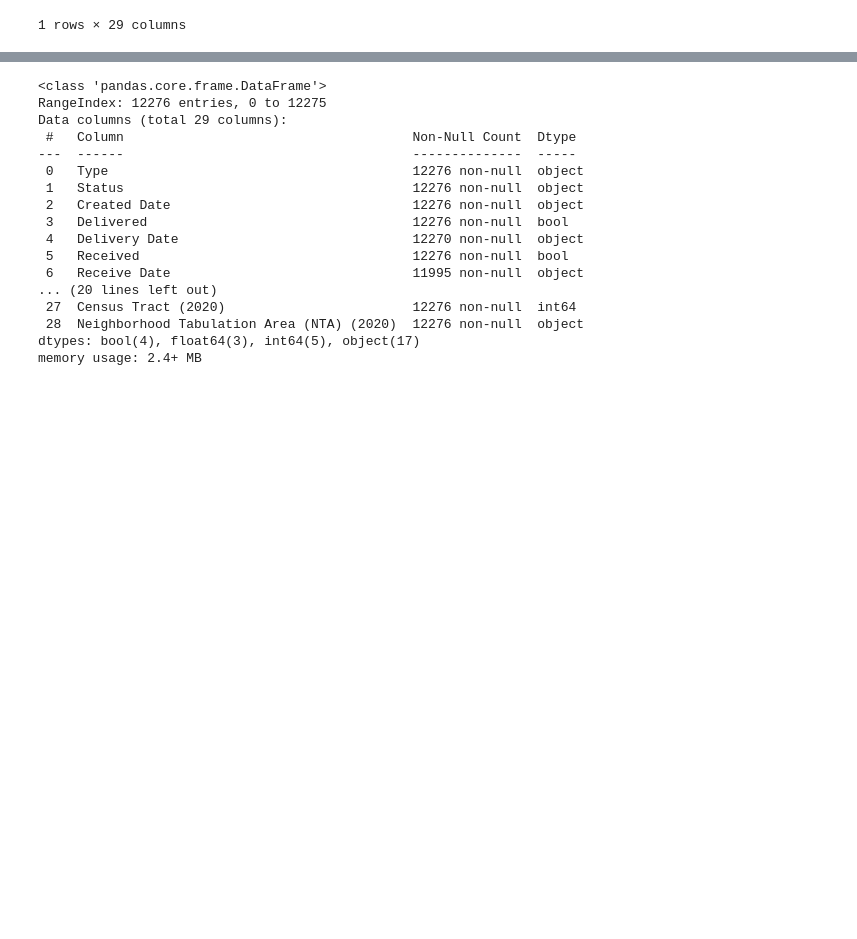
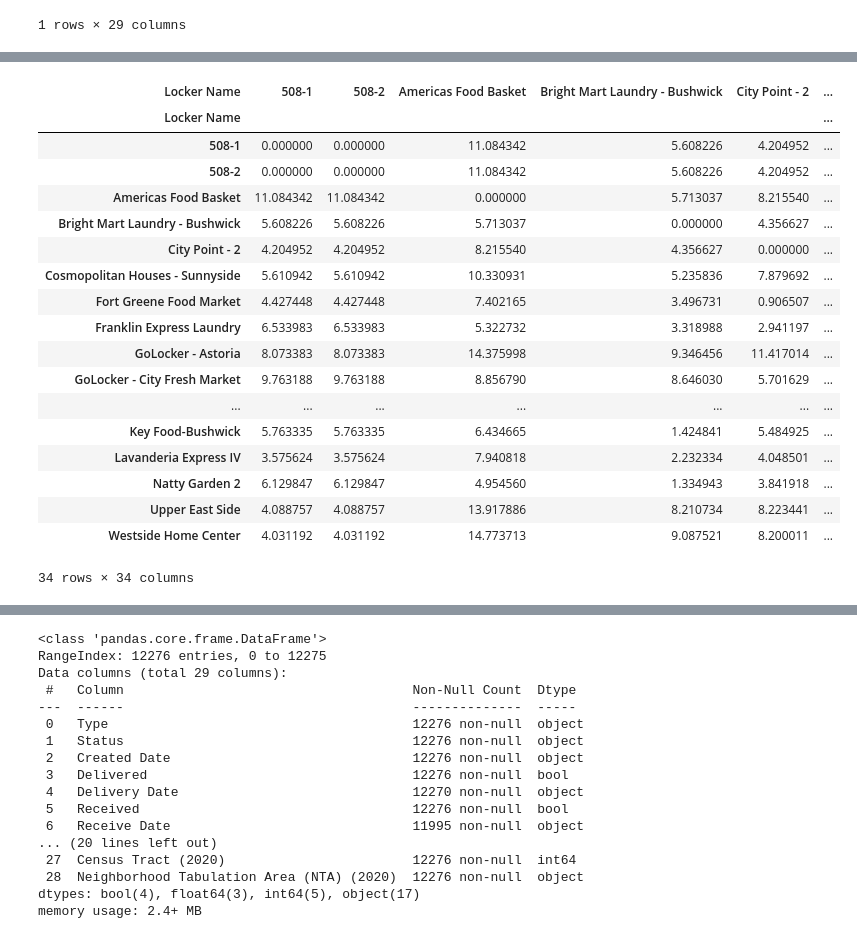
Before and after one commit to chauanphu/pl-forecasting, a Jupyter notebook: test.ipynb, the cells around one changed output, grey strips where cells are left out. Saved outputs shown, nothing was run; the diff lists cells and outputs as text; code cells hidden in the pictures; blank space fills up the shorter version.

```diff
--- a/test.ipynb
+++ b/test.ipynb
@@ -43,0 +48,7 @@ df.head(1)
+# %%
+# Extract the Locker Name, Address, Latitude, and Longitude columns from the DataFrame
+lockers_df = df[["Locker Name", "Address", "Latitude", "longitude"]]
+# Drop duplicate rows based on the Address column
+lockers_df = lockers_df.drop_duplicates(subset=["Locker Name"])
+lockers_df = lockers_df.reset_index(drop=True)
+lockers_df
@@ -43,0 +73,53 @@ df.head(1)
+# %%
+# Calculate the Haversine distance between two points on the Earth
+from math import radians, cos, sin, asin, sqrt
+def haversine(lon1, lat1, lon2, lat2):
+    """
+    Calculate the great circle distance between two points
+    on the earth (specified in decimal degrees)
+    """
+    # convert decimal degrees to radians
+    lon1, lat1, lon2, lat2 = map(radians, [lon1, lat1, lon2, lat2])
+    # haversine formula
+    dlon = lon2 - lon1
+    dlat = lat2 - lat1
+    a = sin(dlat / 2) ** 2 + cos(lat1) * cos(lat2) * sin(dlon / 2) ** 2
+    c = 2 * asin(sqrt(a))
+    r = 6371  # Radius of earth in kilometers. Use 3956 for miles
+    return c * r
+# %%
+# Apply the Haversine formula to calculate the distance between each locker and every other locker
+import numpy as np
+distances = np.zeros((len(lockers_df), len(lockers_df)))
+for i in range(len(lockers_df)):
+    for j in range(len(lockers_df)):
+        distances[i][j] = haversine(
+            lockers_df.loc[i, "longitude"],
+            lockers_df.loc[i, "Latitude"],
+            lockers_df.loc[j, "longitude"],
+            lockers_df.loc[j, "Latitude"],
+        )
+# Distance DF
+distance_df = pd.DataFrame(distances, columns=lockers_df["Locker Name"], index=lockers_df["Locker Name"])
+distance_df.to_csv("distance.csv")
+distance_df
+# %% [output]
+| Locker Name | 508-1 | 508-2 | Americas Food Basket | Bright Mart Laundry - Bushwick | City Point - 2 | ... |
+| Locker Name |  |  |  |  |  | ... |
+| 508-1 | 0.000000 | 0.000000 | 11.084342 | 5.608226 | 4.204952 | ... |
+| 508-2 | 0.000000 | 0.000000 | 11.084342 | 5.608226 | 4.204952 | ... |
+| Americas Food Basket | 11.084342 | 11.084342 | 0.000000 | 5.713037 | 8.215540 | ... |
+| Bright Mart Laundry - Bushwick | 5.608226 | 5.608226 | 5.713037 | 0.000000 | 4.356627 | ... |
+| City Point - 2 | 4.204952 | 4.204952 | 8.215540 | 4.356627 | 0.000000 | ... |
+| Cosmopolitan Houses - Sunnyside | 5.610942 | 5.610942 | 10.330931 | 5.235836 | 7.879692 | ... |
+| Fort Greene Food Market | 4.427448 | 4.427448 | 7.402165 | 3.496731 | 0.906507 | ... |
+| Franklin Express Laundry | 6.533983 | 6.533983 | 5.322732 | 3.318988 | 2.941197 | ... |
+| GoLocker - Astoria | 8.073383 | 8.073383 | 14.375998 | 9.346456 | 11.417014 | ... |
+| GoLocker - City Fresh Market | 9.763188 | 9.763188 | 8.856790 | 8.646030 | 5.701629 | ... |
+| ... | ... | ... | ... | ... | ... | ... |
+| Key Food-Bushwick | 5.763335 | 5.763335 | 6.434665 | 1.424841 | 5.484925 | ... |
+| Lavanderia Express IV | 3.575624 | 3.575624 | 7.940818 | 2.232334 | 4.048501 | ... |
+| Natty Garden 2 | 6.129847 | 6.129847 | 4.954560 | 1.334943 | 3.841918 | ... |
+| Upper East Side | 4.088757 | 4.088757 | 13.917886 | 8.210734 | 8.223441 | ... |
+| Westside Home Center | 4.031192 | 4.031192 | 14.773713 | 9.087521 | 8.200011 | ... |
+34 rows × 34 columns
```
Also changed, not shown: parts of 5 cells of this notebook, 6 other files.
